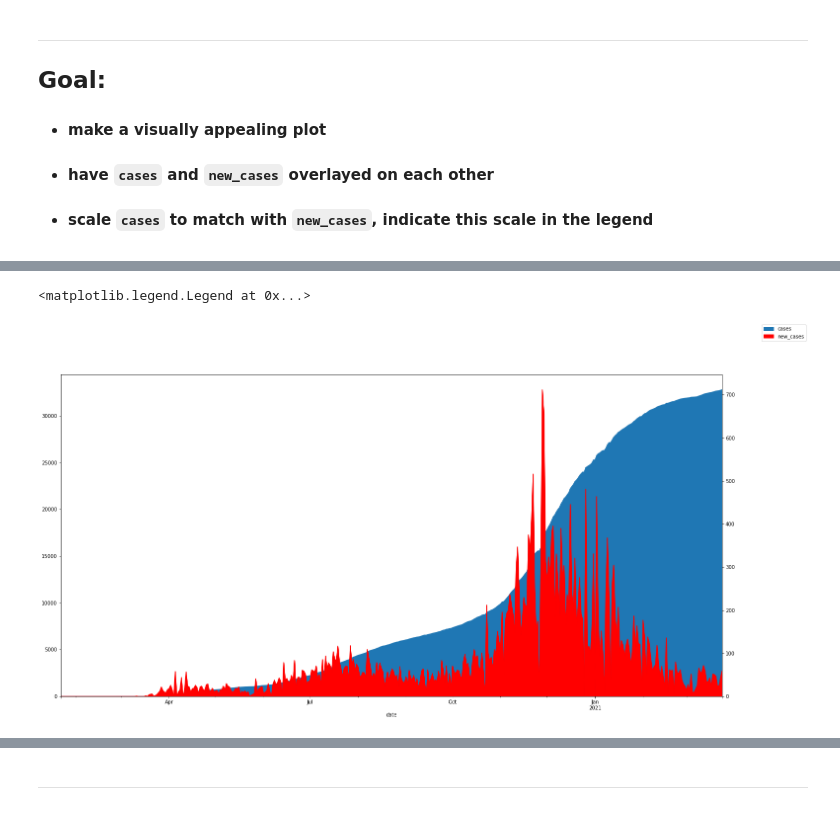
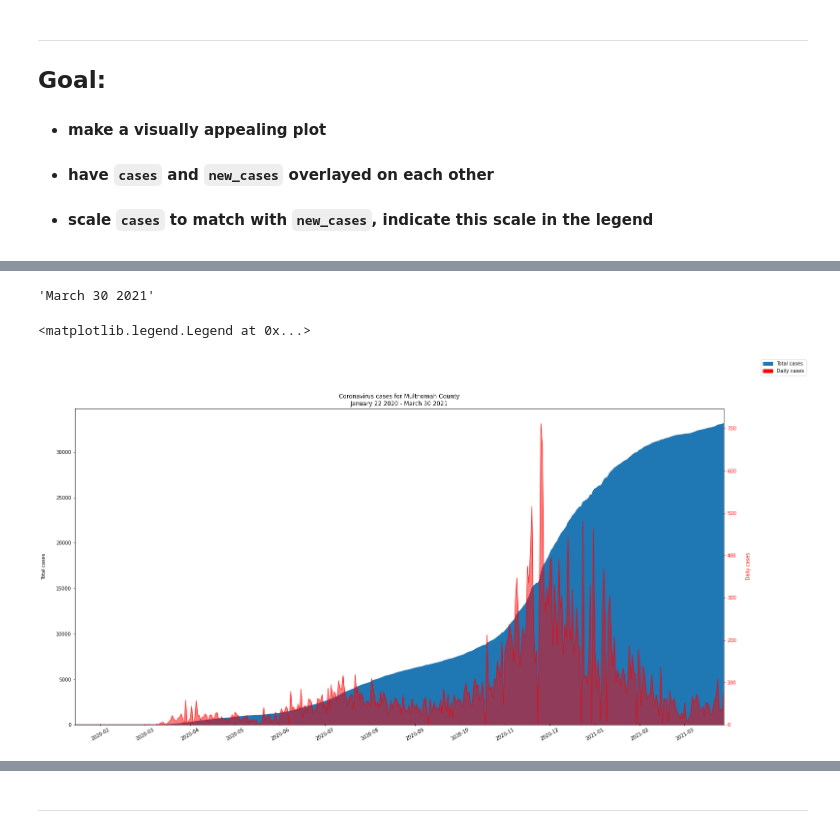
Before and after one commit to davydka/notebooks, a Jupyter notebook: CovidPortlandMultnomah.ipynb, the cells around one changed output, grey strips where cells are left out. Drawn from its saved outputs; the diff is of its cells as text; code cells hidden in the pictures.

Commit message:
feat: update plot legend colors and styles and descriptions

```diff
--- a/CovidPortlandMultnomah.ipynb
+++ b/CovidPortlandMultnomah.ipynb
@@ -91,20 +93,63 @@ dfm.tail()
-# %%
-# attempting dual axis stacked area charts using just matplolib
-# success !!!
-
-# to increase readibility:
-    # update legend colors to match
-    # update legend descriptions
-    # add deaths - line chart?
-    # change font
-    # add interactivity - hover states
-
-ax = dfm.cases.plot(figsize=(24,12), legend=False, kind='area')
-ax2 = ax.twinx()
-dfm.new_cases.plot(ax=ax2, legend=False, color="r", kind='area')
-ax.figure.legend()
-# %% [output]
-<matplotlib.legend.Legend at 0x...>
-[figure, removed]
+# %%
+dfm.iloc[-1].date.strftime('%B %d %Y')
+# %% [output]
+'March 30 2021'
+# %%
+# attempting dual axis stacked area charts using just matplolib
+# success !!!
+
+# to increase readibility:
+    # Xupdate legend colors to match
+    # Xupdate legend descriptions
+    # add deaths - line chart?
+        # on second thought - i predict deaths & cases will be solid are charts
+        # and new_cases can be a line chart
+            # change new_cases to 7 running average
+    # change font
+    # add interactivity - hover states
+    # stylesheets?
+
+ax = dfm.cases.plot(
+    figsize=(24,12),
+    legend=False,
+    kind='area',
+    color='C0',
+    title=f'Coronavirus cases for Multnomah County\n{dfm.iloc[0].date.strftime("%B %d %Y")} - {dfm.iloc[-1].date.strftime("%B %d %Y")}'
+)
+
+ax2 = ax.twinx()
+
+# ax.tick_params(axis='y', colors='C0')
+ax2.tick_params(axis='y', colors='r')
+# ax.tick_params(which='major', length=8, labelrotation=45)
+# ax.set_xticks(np.arange(0, len(dfm)+1, 5))
+
+# ax2.spines['left'].set_color('C0')
+# ax2.spines['right'].set_color('r')
+
+dfm.new_cases.plot(ax=ax2, legend=False, color='r', kind='area', alpha=0.5)
+# plt.xticks(np.arange(0, len(dfm)+1, 5))
+ax.xaxis.set_major_locator(MultipleLocator(30))
+ax.xaxis.set_major_formatter(mdates.DateFormatter('%Y-%m'))
+ax.set_xlabel('')
+ax.set_ylabel('Total cases', labelpad=20)
+ax2.set_ylabel('Daily cases', labelpad=20)
+ax2.yaxis.label.set_color('r')
+# ax.tick_params(axis='y', which='major', pad=15)
+ax.tick_params(axis='x', which='major', labelrotation=30, direction='inout')
+ax.tick_params(axis='x', which='minor', bottom=False)
+
+cases_patch = mpatches.Patch(color='C0', label='Total cases')
+new_cases_patch = mpatches.Patch(color='r', label='Daily cases')
+
+# plt.legend(handles=[red_patch, blue_patch])
+ax.figure.legend(handles=[cases_patch, new_cases_patch])
+# ax.figure.tight_layout()
+
+# create fig first
+# pass ax as param to plot
+# %% [output]
+<matplotlib.legend.Legend at 0x...>
+[figure, added]
 # %%
 # success ! ☝️☝️☝️ (need to update legend and text values)
```
Also changed, not shown: parts of 9 cells of this notebook, 1 other file.
